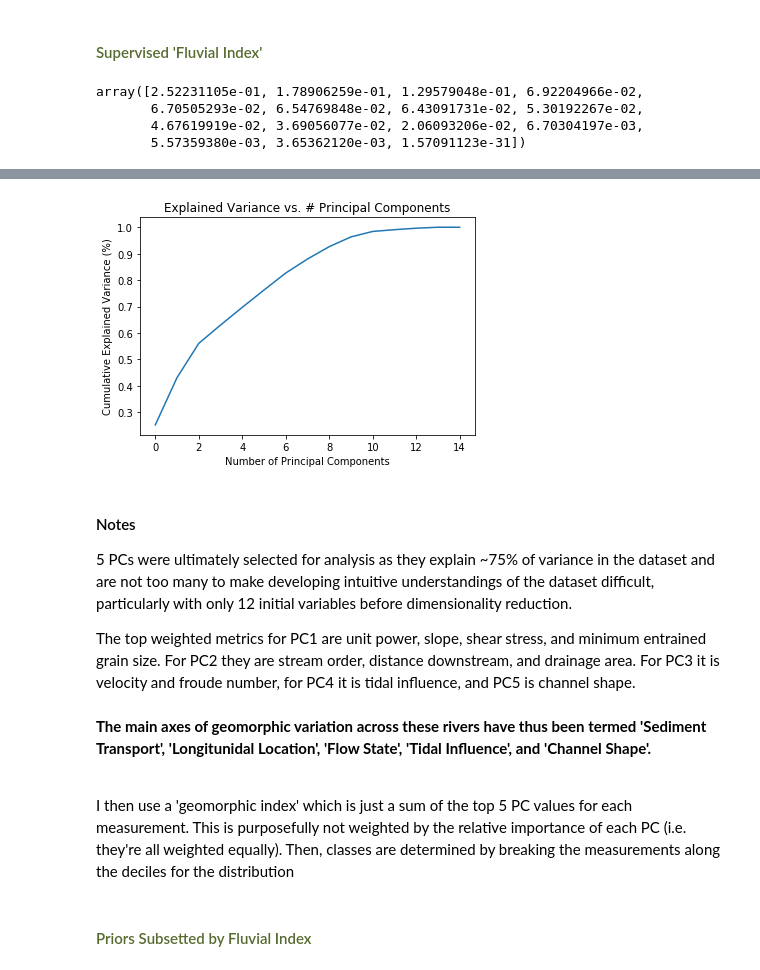
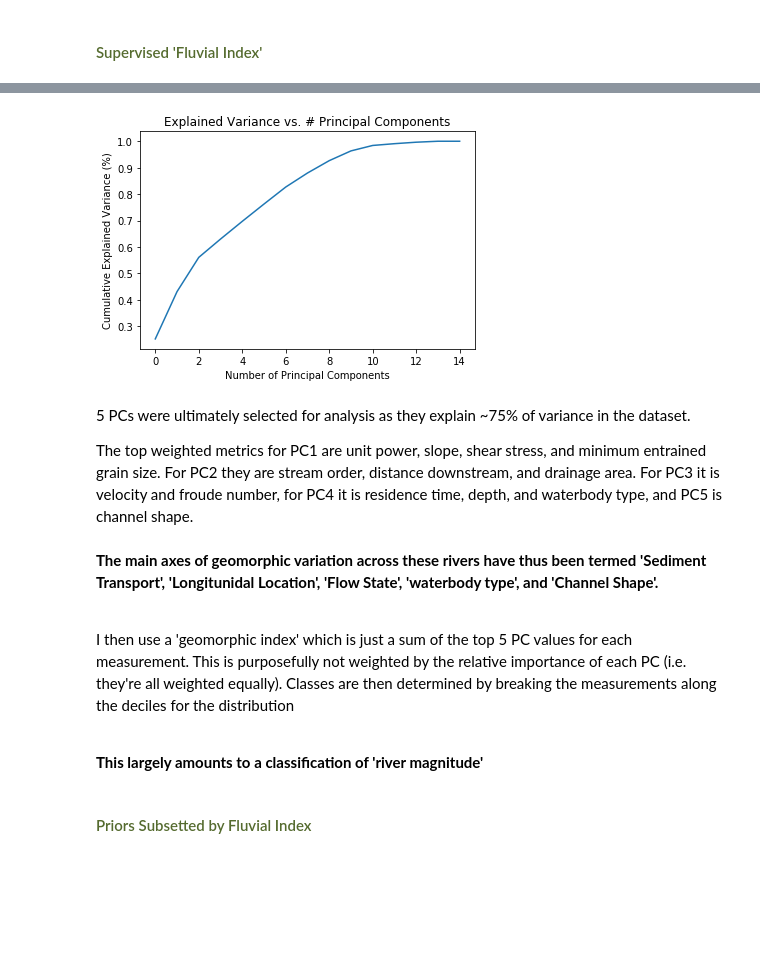
Before and after one commit to craigbrinkerhoff/2019_GeoClass, a Jupyter notebook: scripts/Brinkerhoff_GeoClass.ipynb, the cells around one changed output, grey strips where cells are left out. Saved outputs shown, nothing was run; the diff lists cells and outputs as text; code cells hidden in the pictures; blank space fills up the shorter version.

Commit message:
Geomorph Class Fixes and Reach-assigned River Types

```diff
--- a/scripts/Brinkerhoff_GeoClass.ipynb
+++ b/scripts/Brinkerhoff_GeoClass.ipynb
@@ -454,9 +457,5 @@ plt.ylabel('Cumulative Explained Variance (%)')
 plt.title('Explained Variance vs. # Principal Components')
 
 principalDf
-pca.explained_variance_ratio_
+#pca.explained_variance_ratio_
 # %% [output]
-array([2.52231105e-01, 1.78906259e-01, 1.29579048e-01, 6.92204966e-02,
-       6.70505293e-02, 6.54769848e-02, 6.43091731e-02, 5.30192267e-02,
-       4.67619919e-02, 3.69056077e-02, 2.06093206e-02, 6.70304197e-03,
-       5.57359380e-03, 3.65362120e-03, 1.57091123e-31])
@@ -463,18 +468,21 @@ array([2.52231105e-01, 1.78906259e-01, 1.29579048e-01, 6.92204966e-02,
-[figure, old version]
+[figure, new version]
 # %% [markdown]
-<h4>Notes</h4>
 <p>
-    5 PCs were ultimately selected for analysis as they explain ~75% of variance in the dataset and are not too many to make developing intuitive understandings of the dataset difficult, particularly with only 12 initial variables before dimensionality reduction.
+    5 PCs were ultimately selected for analysis as they explain ~75% of variance in the dataset.
 </p>
 <p>
-   The top weighted metrics for PC1 are unit power, slope, shear stress, and minimum entrained grain size.  For PC2 they are stream order, distance downstream, and drainage area.  For PC3 it is velocity and froude number,  for PC4 it is tidal influence, and PC5 is channel shape.
+   The top weighted metrics for PC1 are unit power, slope, shear stress, and minimum entrained grain size.  For PC2 they are stream order, distance downstream, and drainage area.  For PC3 it is velocity and froude number,  for PC4 it is residence time, depth, and waterbody type, and PC5 is channel shape.
     <br><br>
-    <b>The main axes of geomorphic variation across these rivers have thus been termed 'Sediment Transport', 'Longitunidal Location', 'Flow State', 'Tidal Influence', and 'Channel Shape'.</b>
+    <b>The main axes of geomorphic variation across these rivers have thus been termed 'Sediment Transport', 'Longitunidal Location', 'Flow State', 'waterbody type', and 'Channel Shape'.</b>
 </p>
 <br>
 <p>
-    I then use a 'geomorphic index' which is just a sum of the top 5 PC values for each measurement.  This is purposefully not weighted by the relative importance of each PC (i.e. they're all weighted equally).  Then, classes are determined by breaking the measurements along the deciles for the distribution
+    I then use a 'geomorphic index' which is just a sum of the top 5 PC values for each measurement.  This is purposefully not weighted by the relative importance of each PC (i.e. they're all weighted equally).  Classes are then determined by breaking the measurements along the deciles for the distribution
 </p>
+<br>
+<b>
+    This largely amounts to a classification of 'river magnitude'
+</b>
 # %%
 #get quantiles for PCs and 'top-weighted' variables to assist in supervised classification
 tertiles = [0.33, 0.66]
```
Also changed, not shown: parts of 11 cells of this notebook, 4 other files.
